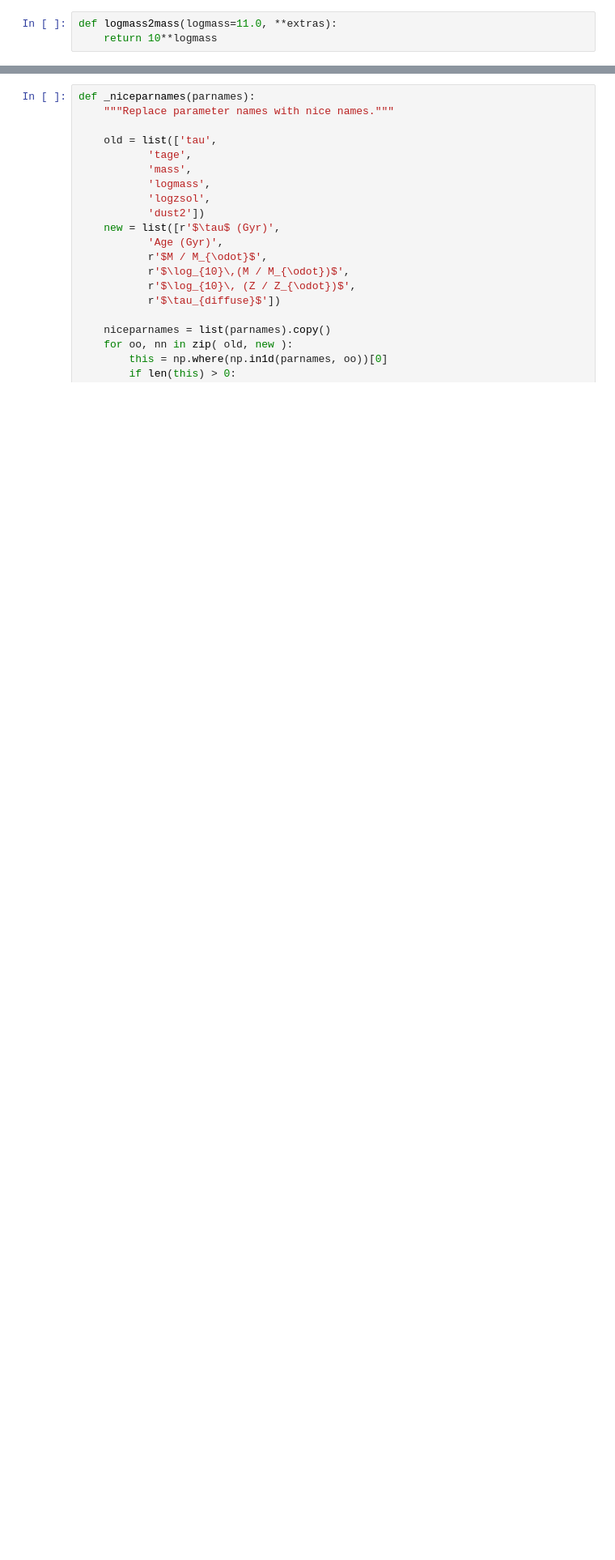
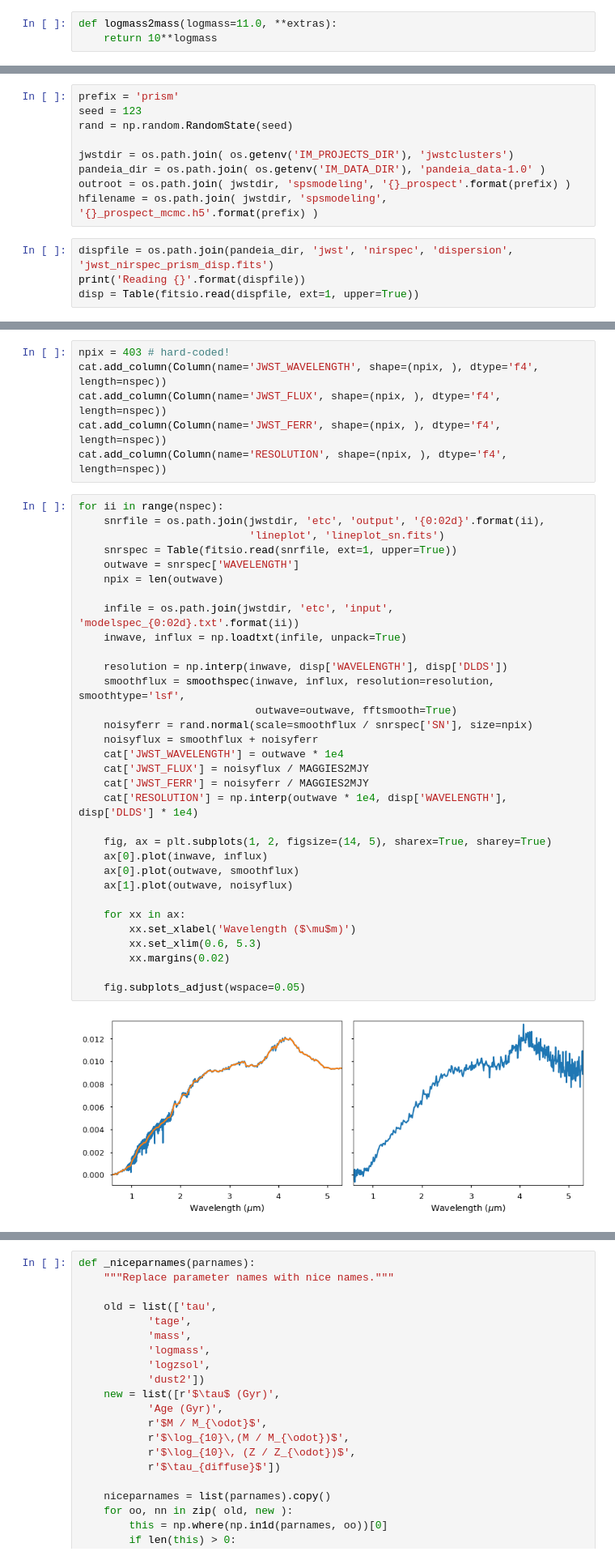
Before and after one commit to moustakas/jwstclusters, a Jupyter notebook: nb/sps-modeling.ipynb, the cells around one changed output, grey strips where cells are left out. Shown at 81% size. Drawn from its saved outputs; the diff is of its cells as text; blank space fills up the shorter version.

```diff
--- a/nb/sps-modeling.ipynb
+++ b/nb/sps-modeling.ipynb
@@ -482,0 +359,13 @@ hfile.close()
+# %%
+prefix = 'prism'
+seed = 123
+rand = np.random.RandomState(seed)
+
+jwstdir = os.path.join( os.getenv('IM_PROJECTS_DIR'), 'jwstclusters')
+pandeia_dir = os.path.join( os.getenv('IM_DATA_DIR'), 'pandeia_data-1.0' )
+outroot = os.path.join( jwstdir, 'spsmodeling', '{}_prospect'.format(prefix) )
+hfilename = os.path.join( jwstdir, 'spsmodeling', '{}_prospect_mcmc.h5'.format(prefix) )
+# %%
+dispfile = os.path.join(pandeia_dir, 'jwst', 'nirspec', 'dispersion', 'jwst_nirspec_prism_disp.fits')
+print('Reading {}'.format(dispfile))
+disp = Table(fitsio.read(dispfile, ext=1, upper=True))
@@ -482,0 +389,40 @@ hfile.close()
+# %%
+npix = 403 # hard-coded!
+cat.add_column(Column(name='JWST_WAVELENGTH', shape=(npix, ), dtype='f4', length=nspec))
+cat.add_column(Column(name='JWST_FLUX', shape=(npix, ), dtype='f4', length=nspec))
+cat.add_column(Column(name='JWST_FERR', shape=(npix, ), dtype='f4', length=nspec))
+cat.add_column(Column(name='RESOLUTION', shape=(npix, ), dtype='f4', length=nspec))
+# %%
+for ii in range(nspec):
+    snrfile = os.path.join(jwstdir, 'etc', 'output', '{0:02d}'.format(ii),
+                           'lineplot', 'lineplot_sn.fits')
+    snrspec = Table(fitsio.read(snrfile, ext=1, upper=True))
+    outwave = snrspec['WAVELENGTH']
+    npix = len(outwave)
+
+    infile = os.path.join(jwstdir, 'etc', 'input', 'modelspec_{0:02d}.txt'.format(ii))
+    inwave, influx = np.loadtxt(infile, unpack=True)
+
+    resolution = np.interp(inwave, disp['WAVELENGTH'], disp['DLDS'])
+    smoothflux = smoothspec(inwave, influx, resolution=resolution, smoothtype='lsf',
+                            outwave=outwave, fftsmooth=True)
+    noisyferr = rand.normal(scale=smoothflux / snrspec['SN'], size=npix)
+    noisyflux = smoothflux + noisyferr
+    cat['JWST_WAVELENGTH'] = outwave * 1e4
+    cat['JWST_FLUX'] = noisyflux / MAGGIES2MJY
+    cat['JWST_FERR'] = noisyferr / MAGGIES2MJY
+    cat['RESOLUTION'] = np.interp(outwave * 1e4, disp['WAVELENGTH'], disp['DLDS'] * 1e4)
+
+    fig, ax = plt.subplots(1, 2, figsize=(14, 5), sharex=True, sharey=True)
+    ax[0].plot(inwave, influx)
+    ax[0].plot(outwave, smoothflux)
+    ax[1].plot(outwave, noisyflux)
+
+    for xx in ax:
+        xx.set_xlabel('Wavelength ($\mu$m)')
+        xx.set_xlim(0.6, 5.3)
+        xx.margins(0.02)
+
+    fig.subplots_adjust(wspace=0.05)
+# %% [output]
+[figure, added]
```
Also changed, not shown: parts of 42 cells of this notebook.
